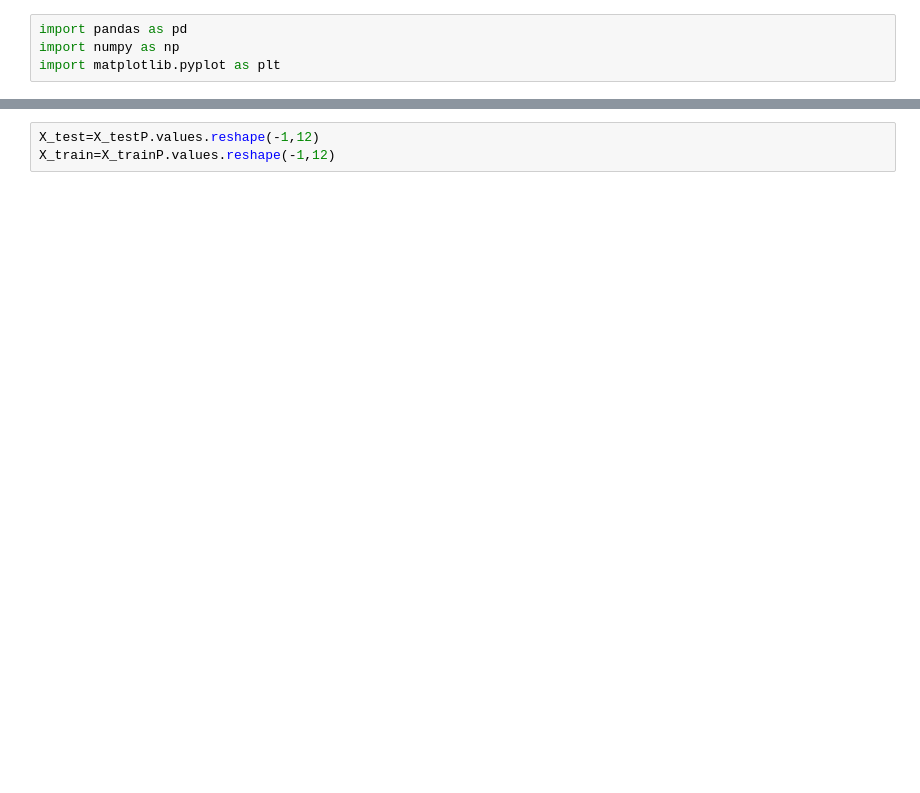
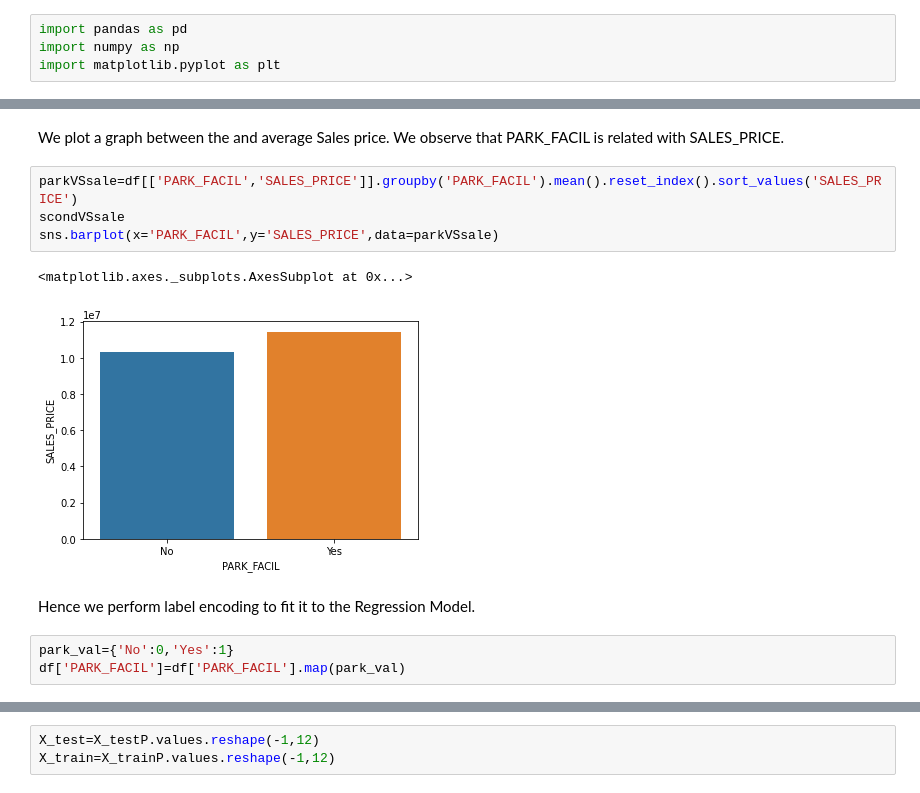
Before and after one commit to henselwilson/ChennaiHousePriceAnalysisAndPrediction, a Jupyter notebook: ChennaiHousePricePrediction.ipynb, the cells around one changed output, grey strips where cells are left out. Cells and saved outputs as stored; diff of their text form; blank space fills up the shorter version.

```diff
--- a/ChennaiHousePricePrediction.ipynb
+++ b/ChennaiHousePricePrediction.ipynb
@@ -111,0 +258,14 @@ for col, ax in zip(columnsN,axs.flatten()):
+# %% [markdown]
+We plot a graph between the and average Sales price. We observe that PARK_FACIL is related with SALES_PRICE.
+# %%
+parkVSsale=df[['PARK_FACIL','SALES_PRICE']].groupby('PARK_FACIL').mean().reset_index().sort_values('SALES_PRICE')
+scondVSsale
+sns.barplot(x='PARK_FACIL',y='SALES_PRICE',data=parkVSsale)
+# %% [output]
+<matplotlib.axes._subplots.AxesSubplot at 0x...>
+[figure, added]
+# %% [markdown]
+Hence we perform label encoding to fit it to the Regression Model.
+# %%
+park_val={'No':0,'Yes':1}
+df['PARK_FACIL']=df['PARK_FACIL'].map(park_val)
```
Also changed, not shown: parts of 113 cells of this notebook.
